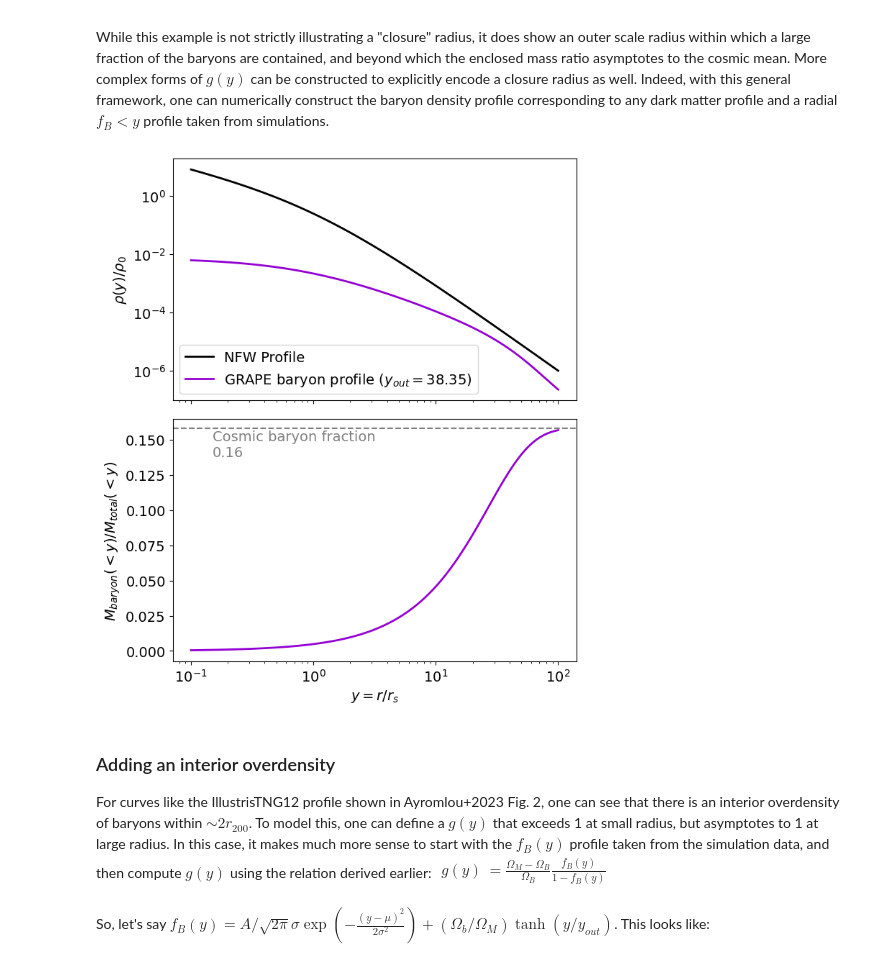
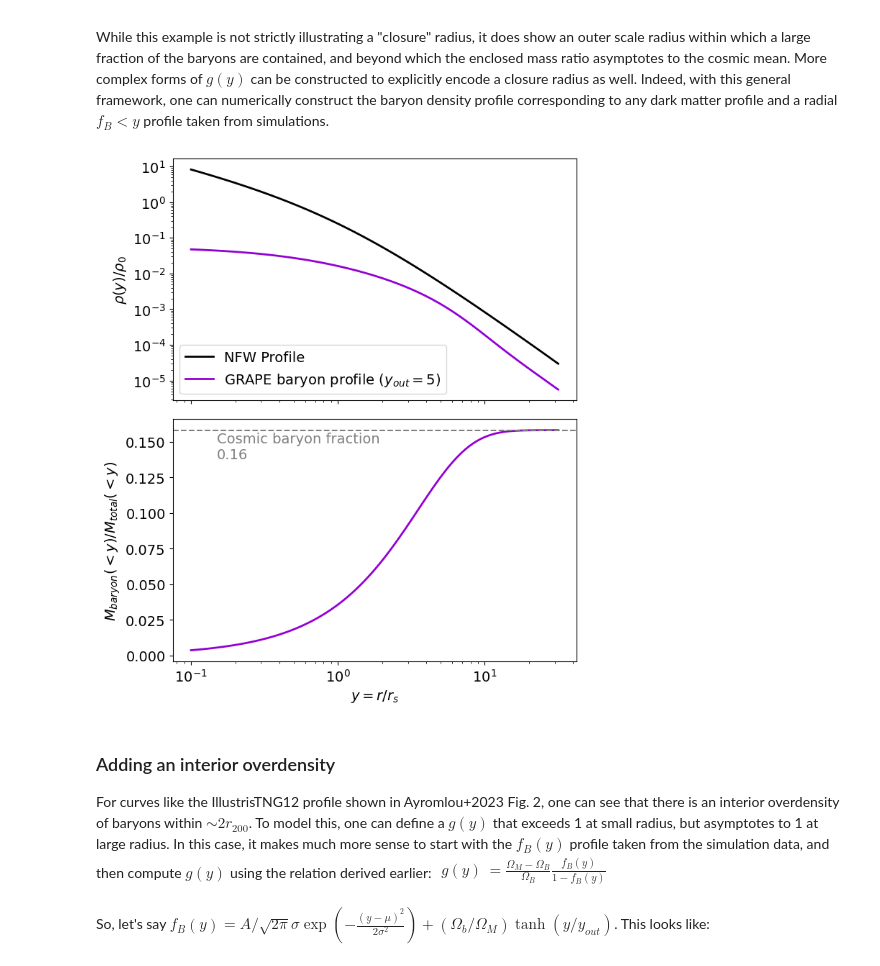
Before and after one commit to FRBs/FRB, a Jupyter notebook: docs/nb/generalized_halo_profile.ipynb, the cells around one changed output. Cells and saved outputs as stored; diff of their text form; code cells hidden in the pictures.

```diff
--- a/docs/nb/generalized_halo_profile.ipynb
+++ b/docs/nb/generalized_halo_profile.ipynb
@@ -165,9 +165,8 @@ import matplotlib.pyplot as plt
 Omega_ratio = cosmo.Ob0 / (cosmo.Om0 - cosmo.Ob0)
 
 # Example y values from 0.1 to 100. Remember, y = r/r_s. Here r_s, the scale radius, is r_vir/c.
-# So for a halo with c = 7.67, y = 5 corresponds to r = r_vir * 5/7.67 ~ 0.65 r_vir
-# and y = 5*7.67 = 38.35 corresponds to r = 5 r_vir
-y_array = np.logspace(-1, 2, 100)
+# So for a halo with c = 1, y = 5 corresponds to r = r_vir * 5
+y_array = np.logspace(-1, 1.5, 100)
 
 def nfw_profile(y):
     return 1 / (y * (1 + y)**2)
@@ -183,25 +182,25 @@ def mass_enclosed_grape(y, y_out):
 # %%
 plt.rcParams.update({'font.size': 14})
 .3
 fig, axs = plt.subplots(figsize=(7,8), nrows=2, sharex=True, tight_layout=True)
 
 ax = axs[0]
 ax.loglog(y_array, nfw_profile(y_array), "k", lw=2, label='NFW Profile')
-ax.loglog(y_array, grape_nfw(y_array, 38.35), "darkviolet", lw=2, label=r'GRAPE baryon profile ($y_{out}=38.35$)')
+ax.loglog(y_array, grape_nfw(y_array, 5), "darkviolet", lw=2, label=r'GRAPE baryon profile ($y_{out}=5$)')
 ax.set_ylabel(r'$\rho(y)/\rho_{0}$')
 ax.legend()
 
 ax = axs[1]
 ax.semilogx(y_array,
-            mass_enclosed_grape(y_array, 38.35)/(mass_enclosed_nfw(y_array) + mass_enclosed_grape(y_array, 38.35)),
+            mass_enclosed_grape(y_array, 5)/(mass_enclosed_nfw(y_array) + mass_enclosed_grape(y_array, 5)),
             "darkviolet", lw=2)
 ax.set_ylabel(r'$M_{baryon}(<y)/M_{total}(<y)$')
 ax.set_xlabel(r"$y = r/r_{s}$")
 ax.axhline(cosmo.Ob0/cosmo.Om0, color='gray', ls='--')
 ax.annotate(f'Cosmic baryon fraction\n{cosmo.Ob0/cosmo.Om0:.2f}', xy=(0.15, cosmo.Ob0/cosmo.Om0 - 0.02), color='gray')
 plt.show()
 # %% [output]
-[figure, old version]
+[figure, new version]
 # %% [markdown]
 ### Adding an interior overdensity
 
```
Also changed, not shown: parts of 5 cells of this notebook.
